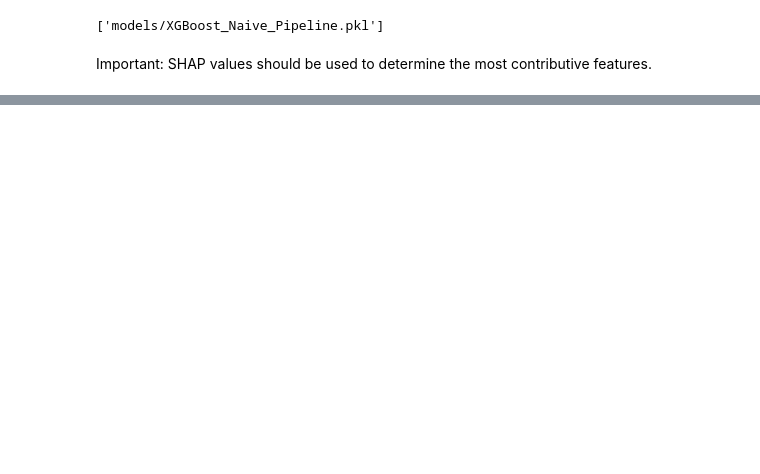
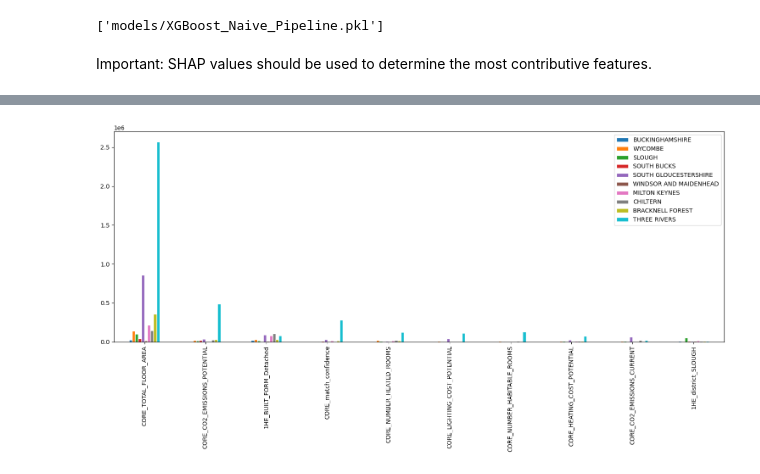
Before and after one commit to NiroshSuthagar/project-housing, a Jupyter notebook: 4.ML_models.ipynb, the cells around one changed output, grey strips where cells are left out. Cells and saved outputs as stored; diff of their text form; code cells hidden in the pictures; blank space fills up the shorter version.

```diff
--- a/4.ML_models.ipynb
+++ b/4.ML_models.ipynb
@@ -294,0 +315,26 @@ plt.show()
+# %%
+# Creating SHAP plots for each district - Single Graph
+shap_district_avg = []
+shap_valid_districts = []
+districts = features['1HE_district'].unique()
+
+for district in districts:
+    # Shap Values for the specific district
+    name = f'shap_{district}'
+    mask = (X_test['1HE_district'] == district).values
+    if mask.any():
+        mean_shap = np.abs(shap_values[mask].values.mean(axis=0))
+        shap_district_avg.append(mean_shap)
+        shap_valid_districts.append(district)
+    else:
+        print(f"Skipping {district}: No data matching this criteria.")
+
+shap_districts_df = pd.DataFrame(
+    shap_district_avg,
+    index=shap_valid_districts,
+    columns=shap_values.feature_names
+)
+
+top_10_features = shap_districts_df.mean().sort_values(ascending=False).head(10).index
+df_plot = shap_districts_df[top_10_features]
+df_plot.head()
@@ -294,0 +348,9 @@ plt.show()
+# %%
+# Plotting the SHAP metrics by District
+plt.close('all') # Wipes the residual effect from Matplotlib from previous graphs.
+ax = df_plot.T.plot(kind='bar', figsize=(15,8), edgecolor = 'white')
+
+plt.tight_layout()
+plt.show()
+# %% [output]
+[figure, added]
```
Also changed, not shown: parts of 14 cells of this notebook, 2 other files.
